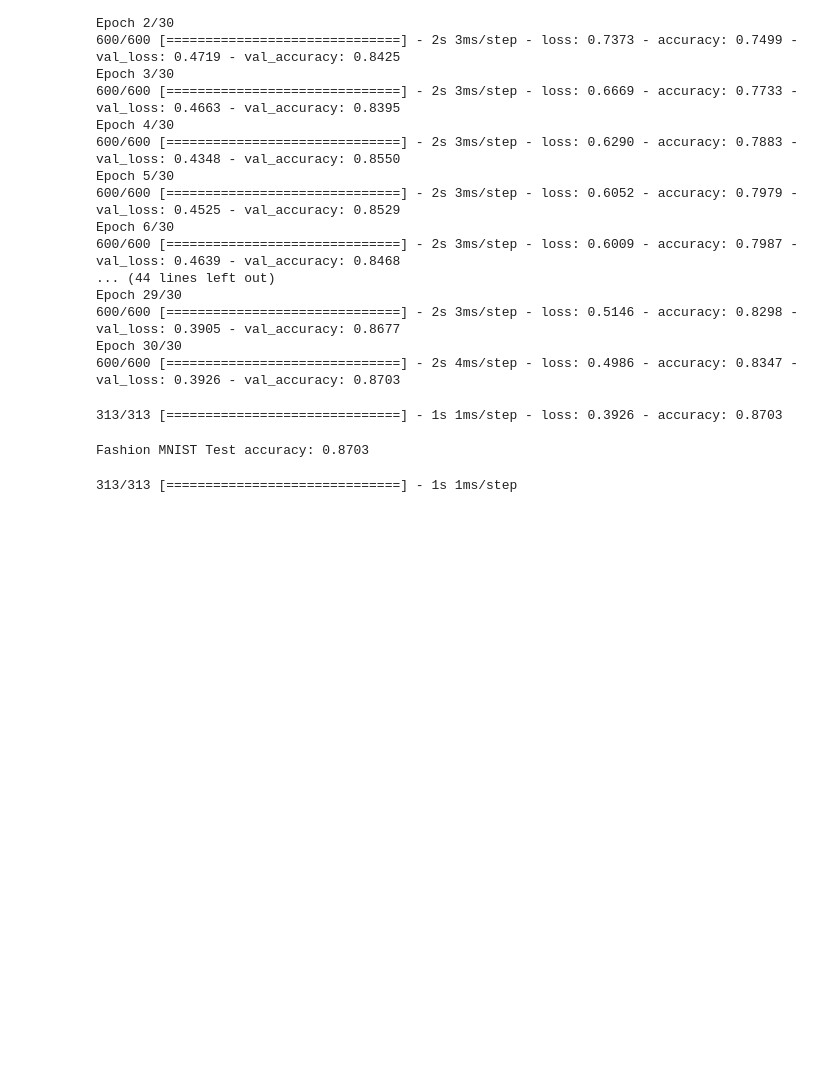
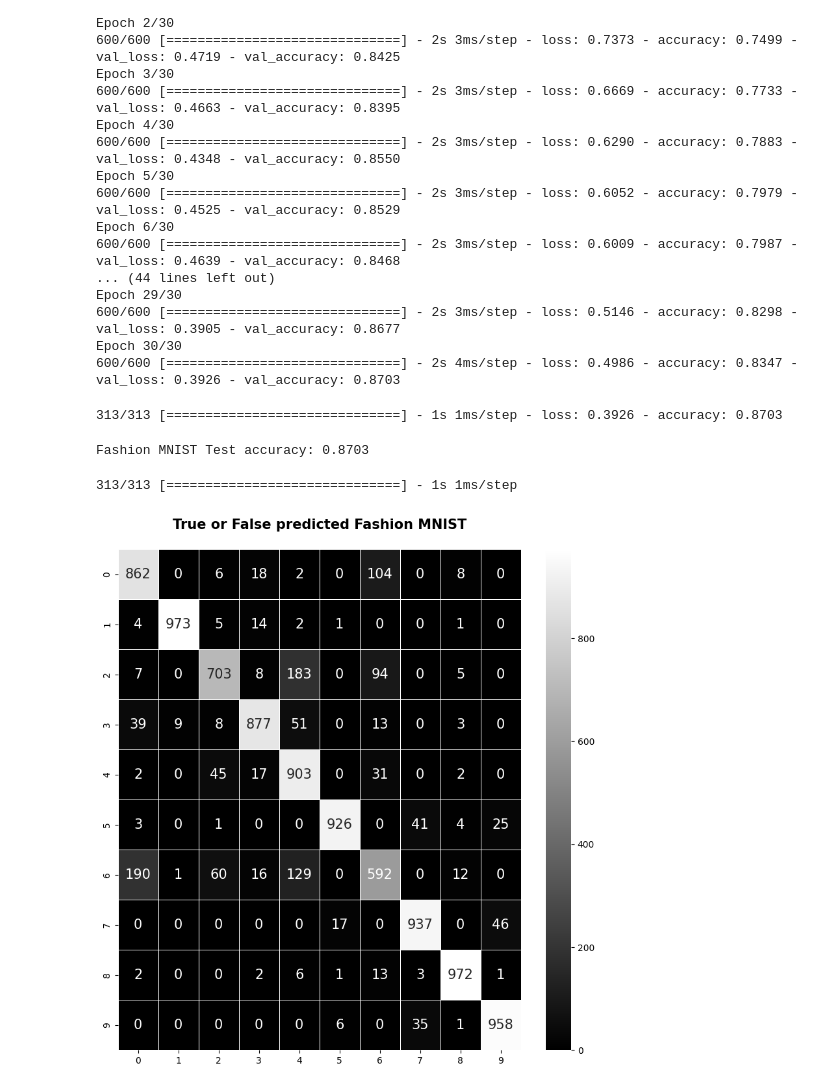
Before and after one commit to iampandiyan/DeepLearning, a Jupyter notebook: ANN/Fashion-ANN.ipynb, the cells around one changed output. Saved outputs shown, nothing was run; the diff lists cells and outputs as text; code cells hidden in the pictures; blank space fills up the shorter version.

```diff
--- a/ANN/Fashion-ANN.ipynb
+++ b/ANN/Fashion-ANN.ipynb
@@ -114,11 +114,13 @@ y_test_fash_eval=np.argmax(y_test_fashion, axis=1)
 313/313 [==============================] - 1s 1ms/step
 # %%
 con_mat=confusion_matrix(y_test_fash_eval,y_predict_fash)
-plt.style.use('seaborn-deep')
+plt.style.use('seaborn-v0_8-deep')
 plt.figure(figsize=(10,10))
 sns.heatmap(con_mat,annot=True,annot_kws={'size': 15},linewidths=0.5,fmt="d",cmap="gray")
 plt.title('True or False predicted Fashion MNIST\n',fontweight='bold',fontsize=15)
 plt.show()
+# %% [output]
+[figure, added]
 # %%
 from sklearn.metrics import classification_report
 
```
Also changed, not shown: parts of 6 cells of this notebook, 1 other file.
